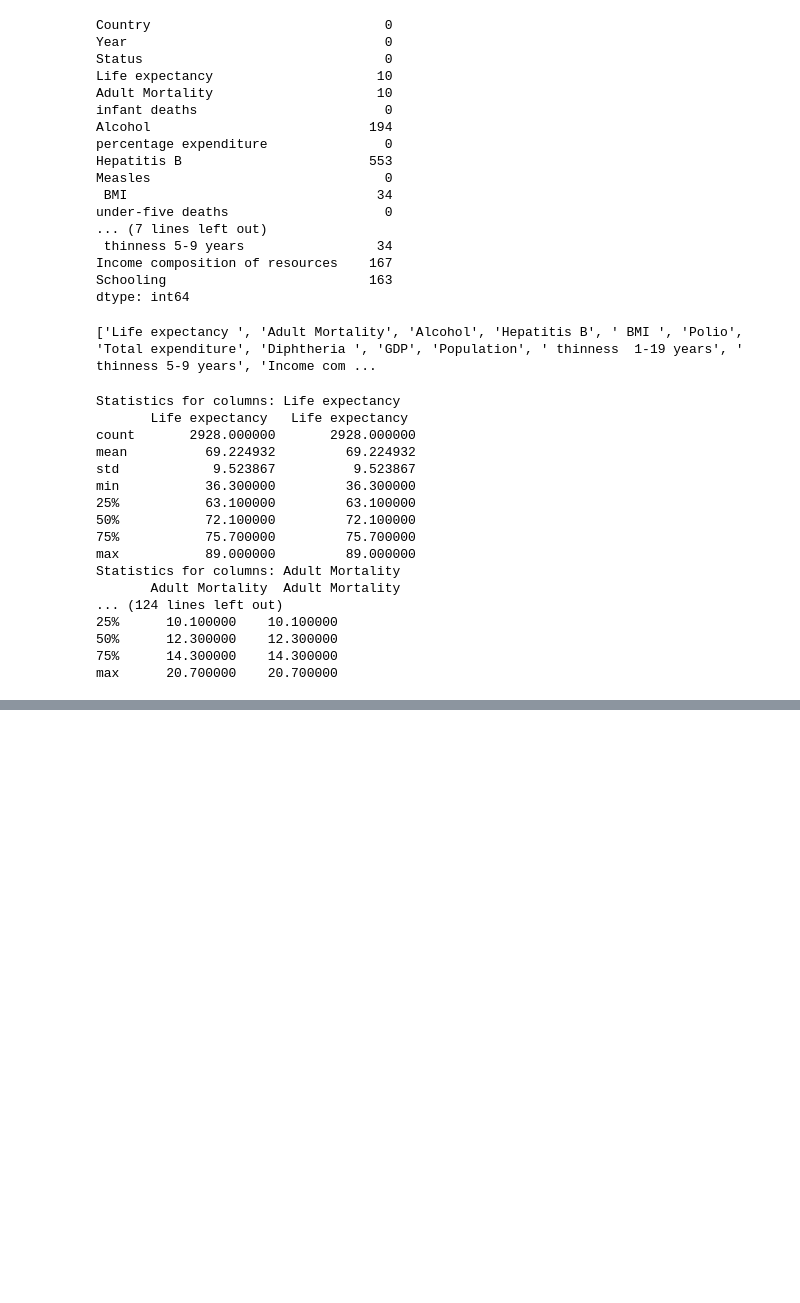
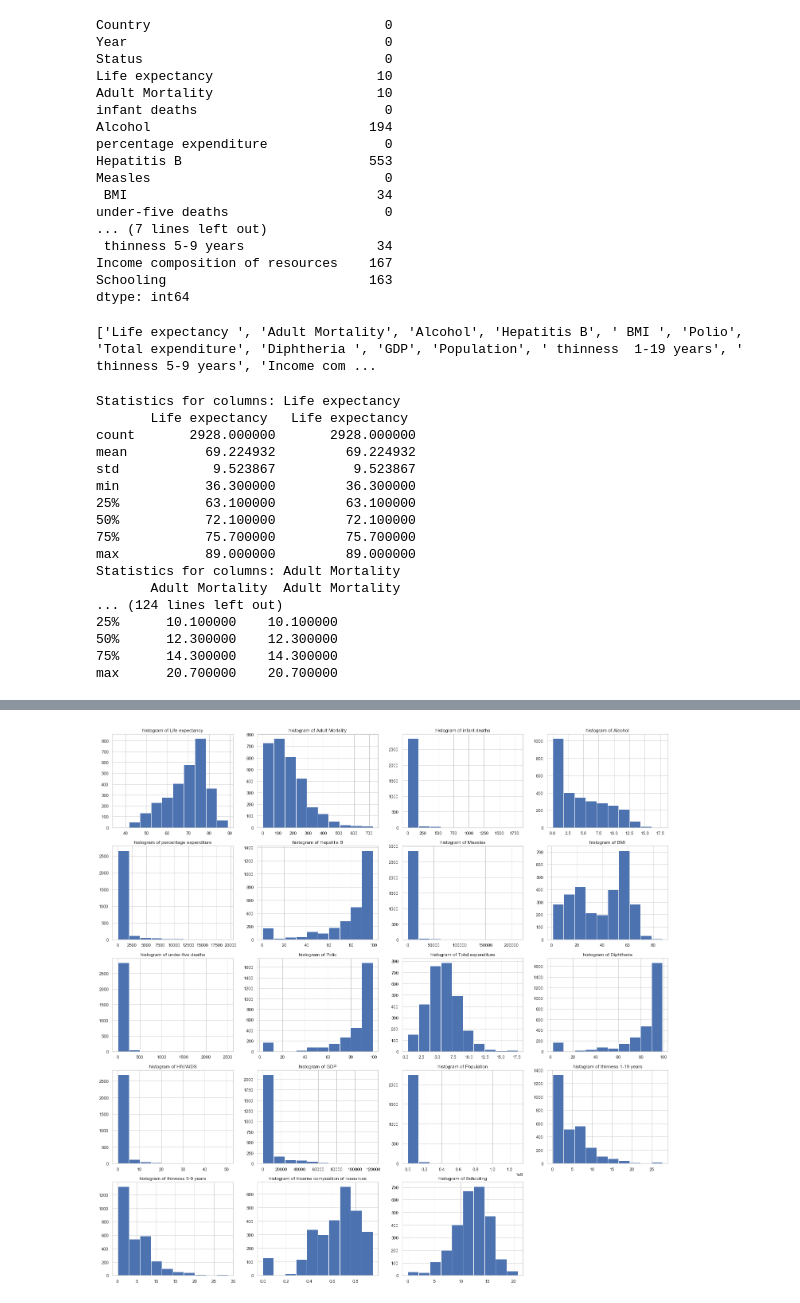
Before and after one commit to johnboy81918/thinkful, a Jupyter notebook: module 17/17 10.ipynb, the cells around one changed output, grey strips where cells are left out. Saved outputs shown, nothing was run; the diff lists cells and outputs as text; code cells hidden in the pictures; blank space fills up the shorter version.

```diff
--- a/module 17/17 10.ipynb
+++ b/module 17/17 10.ipynb
@@ -95,7 +100,7 @@ countries = lifeexpectancy_df["Country"].unique()
 # imputation using each country's mean value
 for col in cols_with_null:
     for c in countries:
-        le2.loc[le2["Country"] == c, col].fillna(le2[le2["Country"] == c][col].mean())
+        le2.loc[le2["Country"] == c, col] = le2.loc[le2["Country"] == c, col].fillna(le2[le2["Country"] == c][col].mean())
 # %%
 # how much effect did imputation have?
 for col in cols_with_null:
@@ -220,4 +146 @@ Schooling                          0
 dtype: int64
-# %%
-# Sierra Leone has 7 nulls in Hepatitis B column, try to fill these in...
-le2.loc[le2["Country"] == 'Sierra Leone', 'Hepatitis B'].fillna(le2[le2["Country"] == 'Sierra Leone']['Hepatitis B'].mean(), inplace=True)
@@ -249,4 +146,0 @@ le2[le2["Country"] == 'Sierra Leone']['Hepatitis B'].mean()
-# %%
-# the portion inside fillna seems to be working, so why isn't it actually filling the nulls?
-# try reassignment
-le2.loc[le2["Country"] == 'Sierra Leone', 'Hepatitis B'] = le2.loc[le2["Country"] == 'Sierra Leone', 'Hepatitis B'].fillna(le2[le2["Country"] == 'Sierra Leone']['Hepatitis B'].mean())
@@ -294,0 +149,82 @@ le2.loc[le2["Country"] == 'Sierra Leone']
+# %%
+plt.figure(figsize=(25,25))
+
+plt.subplot(5, 4, 1)
+plt.hist(le2["Life expectancy "])
+plt.title("histogram of Life expectancy")
+
+plt.subplot(5, 4, 2)
+plt.hist(le2["Adult Mortality"])
+plt.title("histogram of Adult Mortality")
+
+plt.subplot(5, 4, 3)
+plt.hist(le2["infant deaths"])
+plt.title("histogram of infant deaths")
+
+plt.subplot(5, 4, 4)
+plt.hist(le2["Alcohol"])
+plt.title("histogram of Alcohol")
+
+plt.subplot(5, 4, 5)
+plt.hist(le2["percentage expenditure"])
+plt.title("histogram of percentage expenditure")
+
+plt.subplot(5, 4, 6)
+plt.hist(le2["Hepatitis B"])
+plt.title("histogram of Hepatitis B")
+
+plt.subplot(5, 4, 7)
+plt.hist(le2["Measles "])
+plt.title("histogram of Measles")
+
+plt.subplot(5, 4, 8)
+plt.hist(le2[" BMI "])
+plt.title("histogram of BMI")
+
+plt.subplot(5, 4, 9)
+plt.hist(le2["under-five deaths "])
+plt.title("histogram of under-five deaths")
+
+plt.subplot(5, 4, 10)
+plt.hist(le2["Polio"])
+plt.title("histogram of Polio")
+
+plt.subplot(5, 4, 11)
+plt.hist(le2["Total expenditure"])
+plt.title("histogram of Total expenditure")
+
+plt.subplot(5, 4, 12)
+plt.hist(le2["Diphtheria "])
+plt.title("histogram of Diphtheria")
+
+plt.subplot(5, 4, 13)
+plt.hist(le2[" HIV/AIDS"])
+plt.title("histogram of HIV/AIDS")
+
+plt.subplot(5, 4, 14)
+plt.hist(le2["GDP"])
+plt.title("histogram of GDP")
+
+plt.subplot(5, 4, 15)
+plt.hist(le2["Population"])
+plt.title("histogram of Population")
+
+plt.subplot(5, 4, 16)
+plt.hist(le2[" thinness  1-19 years"])
+plt.title("histogram of thinness 1-19 years")
+
+plt.subplot(5, 4, 17)
+plt.hist(le2[" thinness 5-9 years"])
+plt.title("histogram of thinness 5-9 years")
+
+plt.subplot(5, 4, 18)
+plt.hist(le2["Income composition of resources"])
+plt.title("histogram of Income composition of resources")
+
+plt.subplot(5, 4, 19)
+plt.hist(le2["Schooling"])
+plt.title("histogram of Schooling")
+
+plt.show()
+# %% [output]
+[figure, added]
```
Also changed, not shown: parts of 20 cells of this notebook.
